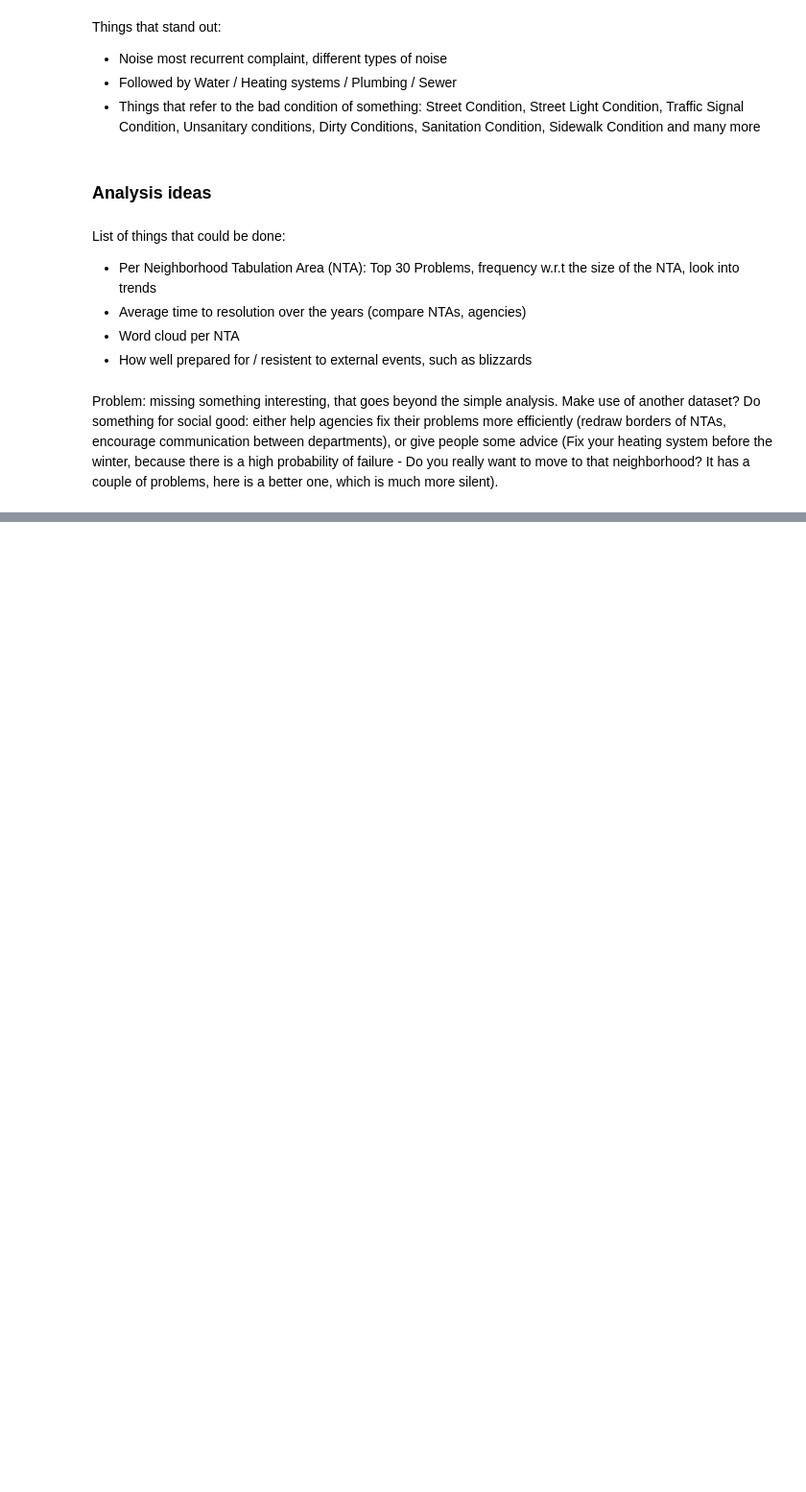
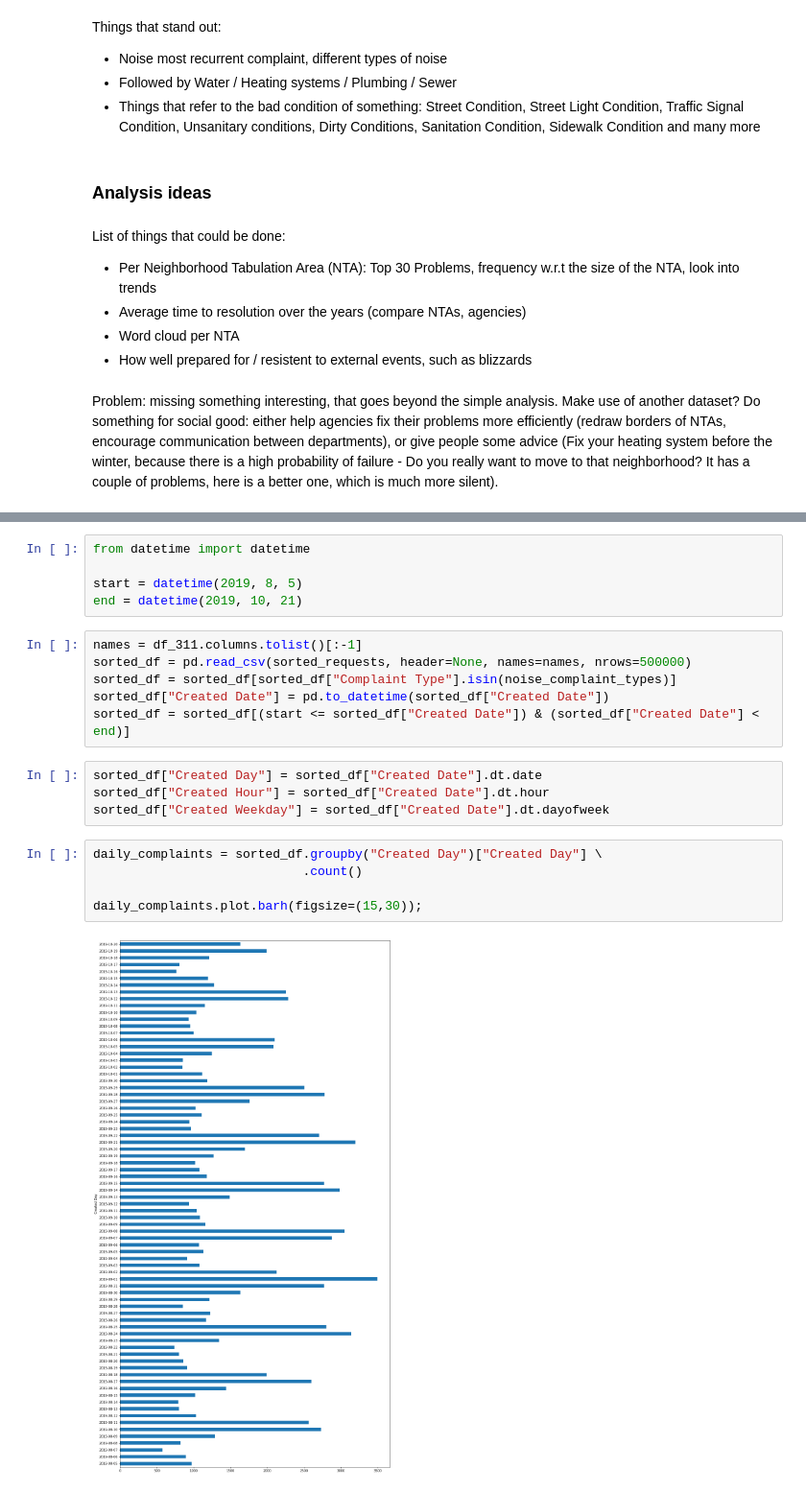
Before and after one commit to Battleman/Squada, a Jupyter notebook: data_pipeline_julien.ipynb, the cells around one changed output, grey strips where cells are left out. Shown: that part at 96% size. Drawn from its saved outputs; the diff is of its cells as text; blank space fills up the shorter version.

```diff
--- a/data_pipeline_julien.ipynb
+++ b/data_pipeline_julien.ipynb
@@ -261,0 +355,22 @@ Problem: missing something interesting, that goes beyond the simple analysis. Ma
+# %%
+from datetime import datetime
+
+start = datetime(2019, 8, 5)
+end = datetime(2019, 10, 21)
+# %%
+names = df_311.columns.tolist()[:-1]
+sorted_df = pd.read_csv(sorted_requests, header=None, names=names, nrows=500000)
+sorted_df = sorted_df[sorted_df["Complaint Type"].isin(noise_complaint_types)]
+sorted_df["Created Date"] = pd.to_datetime(sorted_df["Created Date"])
+sorted_df = sorted_df[(start <= sorted_df["Created Date"]) & (sorted_df["Created Date"] < end)]
+# %%
+sorted_df["Created Day"] = sorted_df["Created Date"].dt.date
+sorted_df["Created Hour"] = sorted_df["Created Date"].dt.hour
+sorted_df["Created Weekday"] = sorted_df["Created Date"].dt.dayofweek
+# %%
+daily_complaints = sorted_df.groupby("Created Day")["Created Day"] \
+                            .count()
+
+daily_complaints.plot.barh(figsize=(15,30));
+# %% [output]
+[figure, added]
```
Also changed, not shown: parts of 39 cells of this notebook.
